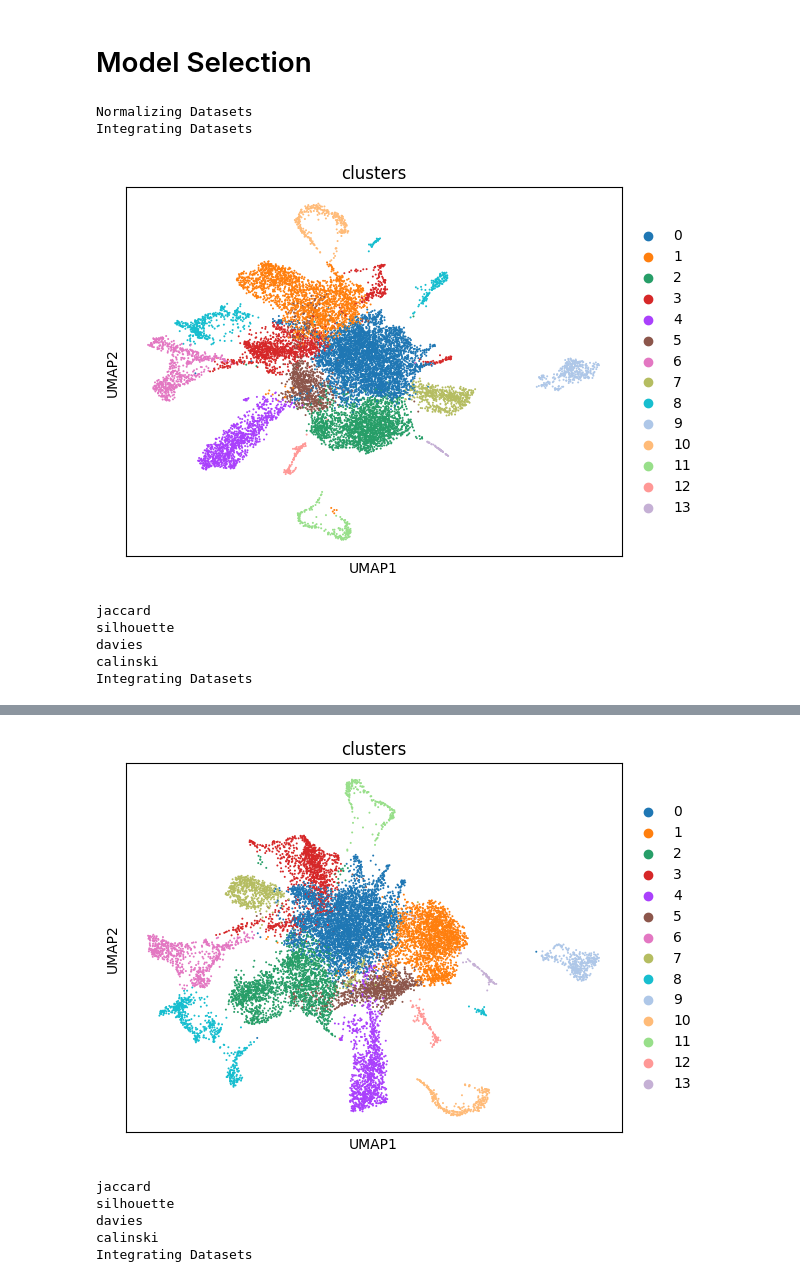
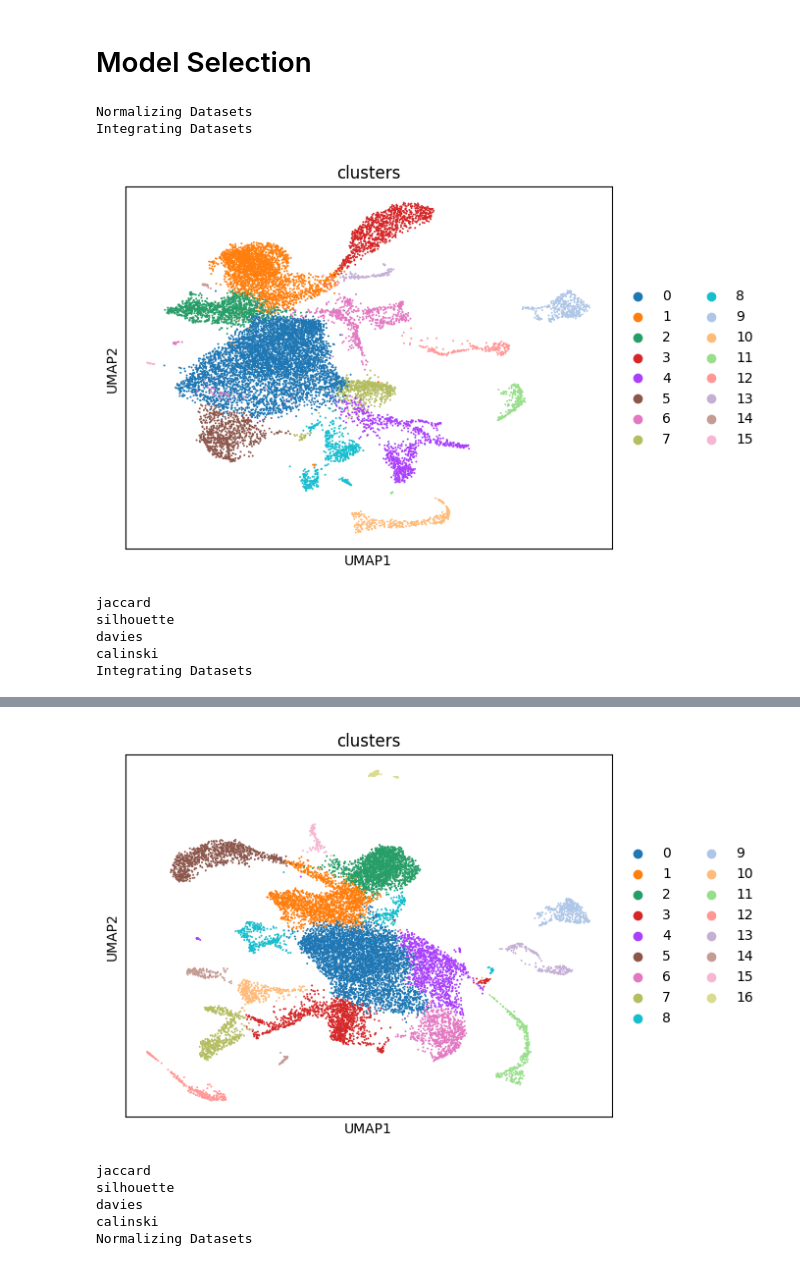
Before and after one commit to mushu-bytes/scRNAseq-benchmarking, a Jupyter notebook: integration_demo.ipynb, the cells around one changed output, grey strips where cells are left out. Drawn from its saved outputs; the diff is of its cells as text; code cells hidden in the pictures.

```diff
--- a/integration_demo.ipynb
+++ b/integration_demo.ipynb
@@ -163,13 +189,14 @@ calinski
 [0.9947450334722553, -0.003565091, 2.415982333596569, 849.2674682905991]
 # %% [markdown]
 # Model Selection
+# %%
+select = SelectPipeline(normalization=["zheng17", "seurat"], integration=["merge", "harmony", "scanoram"])
 # %%
-select = SelectPipeline(normalization=["seurat", "zheng17"], integration=["merge", "harmony", "scanorama"])
-report, pipeline = select.search([nsg_s_ctl_1_data, nsg_s_ctl_2_data, nsg_s_ctl_3_data])
+report_nsg_s_ctl, pipeline_nsg_s_ctl = select.search([nsg_ctl_1_data, nsg_ctl_2_data, nsg_ctl_3_data])
 # %% [output]
 Normalizing Datasets
 Integrating Datasets
-[figure, old version]
+[figure, new version]
 jaccard
 silhouette
 davies
@@ -183,6 +216,6 @@ Integrating Datasets
-[figure, old version]
+[figure, new version]
 jaccard
 silhouette
 davies
 calinski
-Integrating Datasets
+Normalizing Datasets
```
Also changed, not shown: parts of 10 cells of this notebook, 3 other files.
